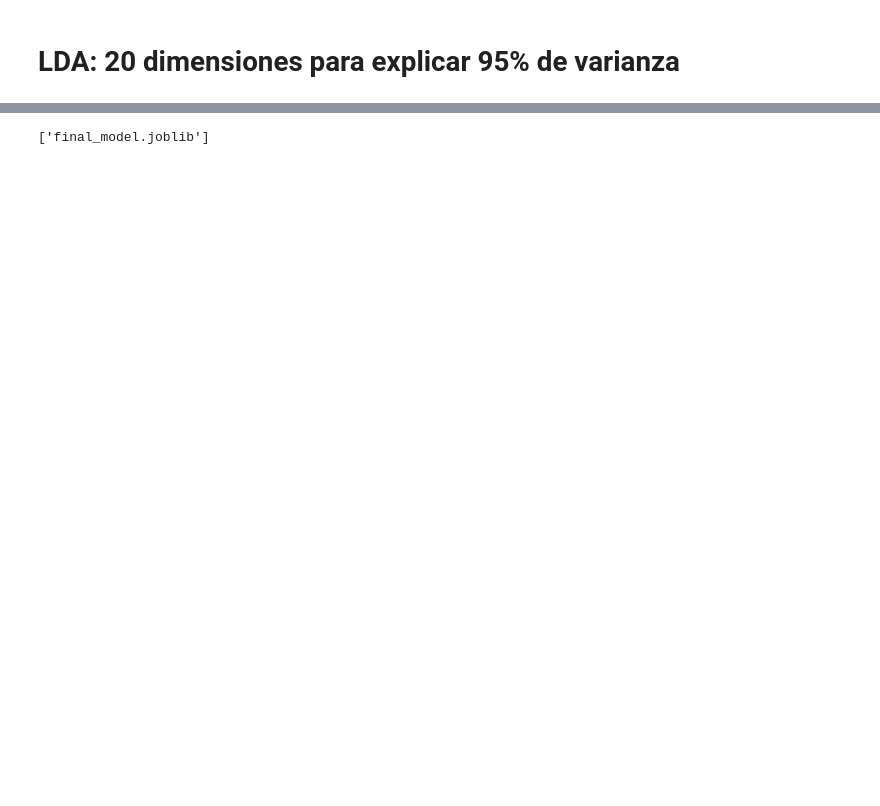
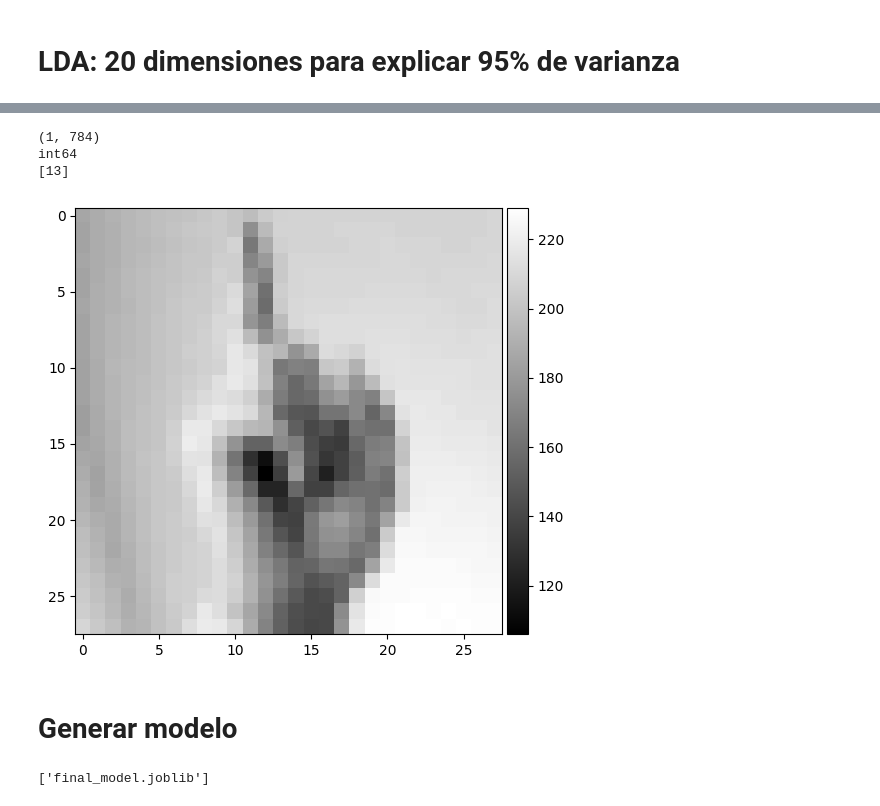
Before and after one commit to Mauricio-Bernuy/P2-IA, a Jupyter notebook: P2IA_tests.ipynb, the cells around one changed output, grey strips where cells are left out. Cells and saved outputs as stored; diff of their text form; code cells hidden in the pictures; blank space fills up the shorter version.

```diff
--- a/P2IA_tests.ipynb
+++ b/P2IA_tests.ipynb
@@ -128,3 +175,22 @@ sign_Y_test = sign_df_test.loc[:,["label"]].values
+# %%
+from skimage.io import imread, imshow
+
+X_rot = distort_affine_skimage(sign_X_train,8,15)
+
+imshow(X_rot[0].reshape((28,28)), interpolation='none', cmap='gray')
+
+print(X_rot.shape)
+min(X_rot[0])
+min(sign_X_train[0])
+print(X_rot[0].dtype)
+print(sign_Y_train[4])
+# %% [output]
+(1, 784)
+int64
+[13]
+[figure, added]
+# %% [markdown]
+# Generar modelo
 # %%
 from xml.etree.ElementInclude import include
 from sklearn.preprocessing import StandardScaler
```
Also changed, not shown: parts of 24 cells of this notebook, 3 other files.
